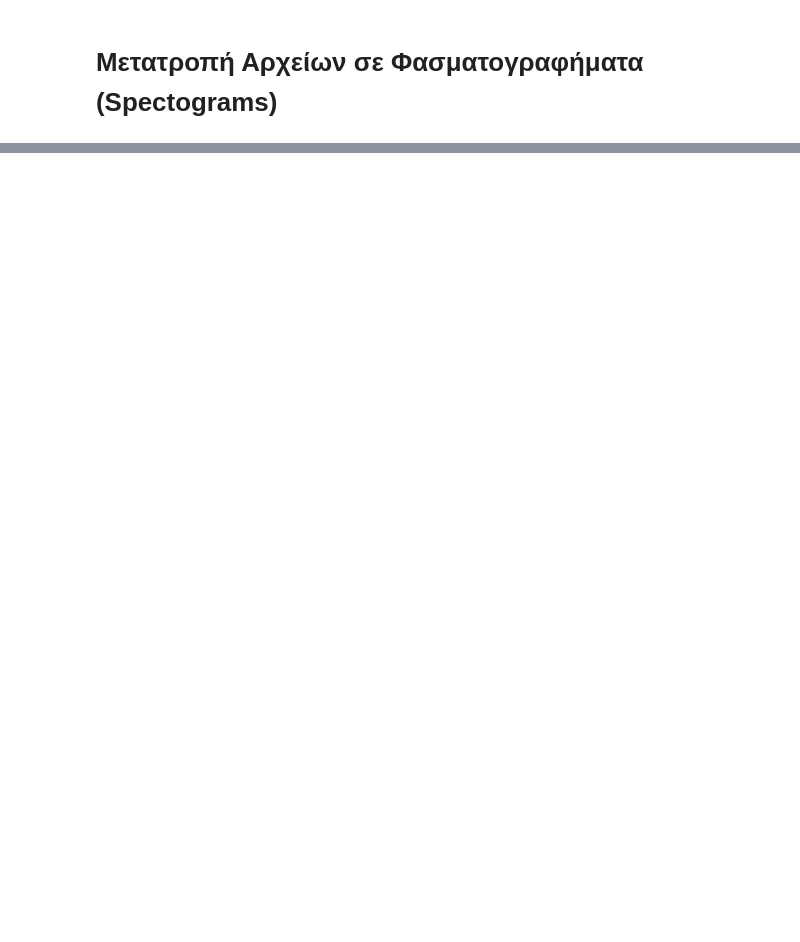
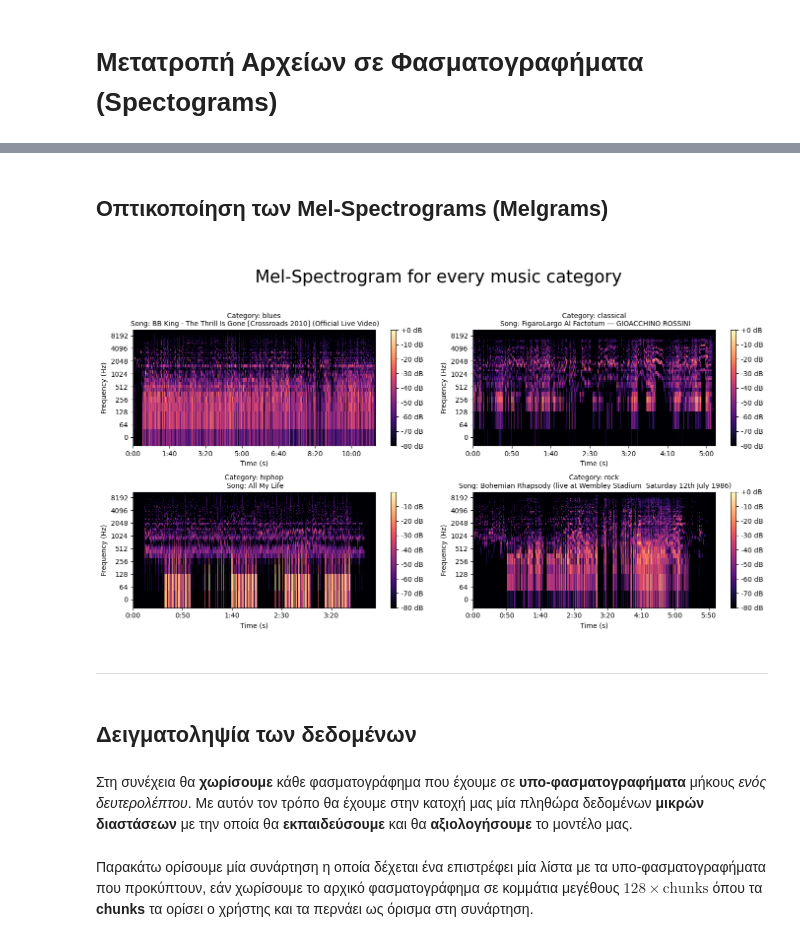
Before and after one commit to AntonisZks/Music-Category-Identifier, a Jupyter notebook: Notebooks/data_initalization.ipynb, the cells around one changed output, grey strips where cells are left out. Cells and saved outputs as stored; diff of their text form; code cells hidden in the pictures; blank space fills up the shorter version.

```diff
--- a/Notebooks/data_initalization.ipynb
+++ b/Notebooks/data_initalization.ipynb
@@ -240,0 +304,52 @@ print(len(music_audio['classical'][0][0]))
+# %%
+import librosa
+import numpy as np
+
+mel_spectrograms = {key: [] for key in CATEGORIES_NAMES}
+
+for category in CATEGORIES_NAMES:
+    for i in range(len(music_audio[category])):
+        audio_samples, sampling_rate = music_audio[category][i][0], music_audio[category][i][1]
+        S = librosa.feature.melspectrogram(y=audio_samples, sr=sampling_rate, n_mels=128)
+        S_db_mel = librosa.amplitude_to_db(S, ref=np.max)
+        mel_spectrograms[category].append(S_db_mel)
+# %% [markdown]
+## Οπτικοποίηση των Mel-Spectrograms (Melgrams)
+# %%
+import librosa.display
+
+SAMPLE_TO_SHOW = 0 # The first sample
+
+categories = ((CATEGORIES_NAMES[0], CATEGORIES_NAMES[1]), (CATEGORIES_NAMES[2], CATEGORIES_NAMES[3]))
+
+fig, axes = plt.subplots(2, 2, figsize=(14, 8))
+
+for i in range(len(categories)):
+    for j in range(len(categories[i])):
+        img = librosa.display.specshow(
+            mel_spectrograms[categories[i][j]][SAMPLE_TO_SHOW],
+            x_axis='time', y_axis='log',
+            ax=axes[i][j],
+            cmap=custom_cmap(plt.get_cmap('magma'))
+        )
+
+        title = 'Category: ' + categories[i][j] +  '\n Song: ' + music_audio[categories[i][j]][0][2].split('\\')[-1][:-4]
+        axes[i][j].set_title(title, fontsize=10)
+        axes[i][j].set_xlabel('Time (s)')
+        axes[i][j].set_ylabel('Frequency (Hz)')
+
+        fig.colorbar(img, ax=axes[i][j], format='%+2.0f dB')
+
+fig.suptitle('\nMel-Spectrogram for every music category\n', fontsize=25)
+plt.tight_layout()
+plt.show()
+# %% [output]
+[figure, added]
+# %% [markdown]
+<hr>
+# %% [markdown]
+## Δειγματοληψία των δεδομένων
+# %% [markdown]
+Στη συνέχεια θα __χωρίσουμε__ κάθε φασματογράφημα που έχουμε σε __υπο-φασματογραφήματα__ μήκους _ενός δευτερολέπτου_. Με αυτόν τον τρόπο θα έχουμε στην κατοχή μας μία πληθώρα δεδομένων __μικρών διαστάσεων__ με την οποία θα __εκπαιδεύσουμε__ και θα __αξιολογήσουμε__ το μοντέλο μας.
+# %% [markdown]
+Παρακάτω ορίσουμε μία συνάρτηση η οποία δέχεται ένα επιστρέφει μία λίστα με τα υπο-φασματογραφήματα που προκύπτουν, εάν χωρίσουμε το αρχικό φασματογράφημα σε κομμάτια μεγέθους $128 \times \text{chunks}$ όπου τα __chunks__ τα ορίσει ο χρήστης και τα περνάει ως όρισμα στη συνάρτηση.
```
Also changed, not shown: parts of 42 cells of this notebook, 1 other file.
